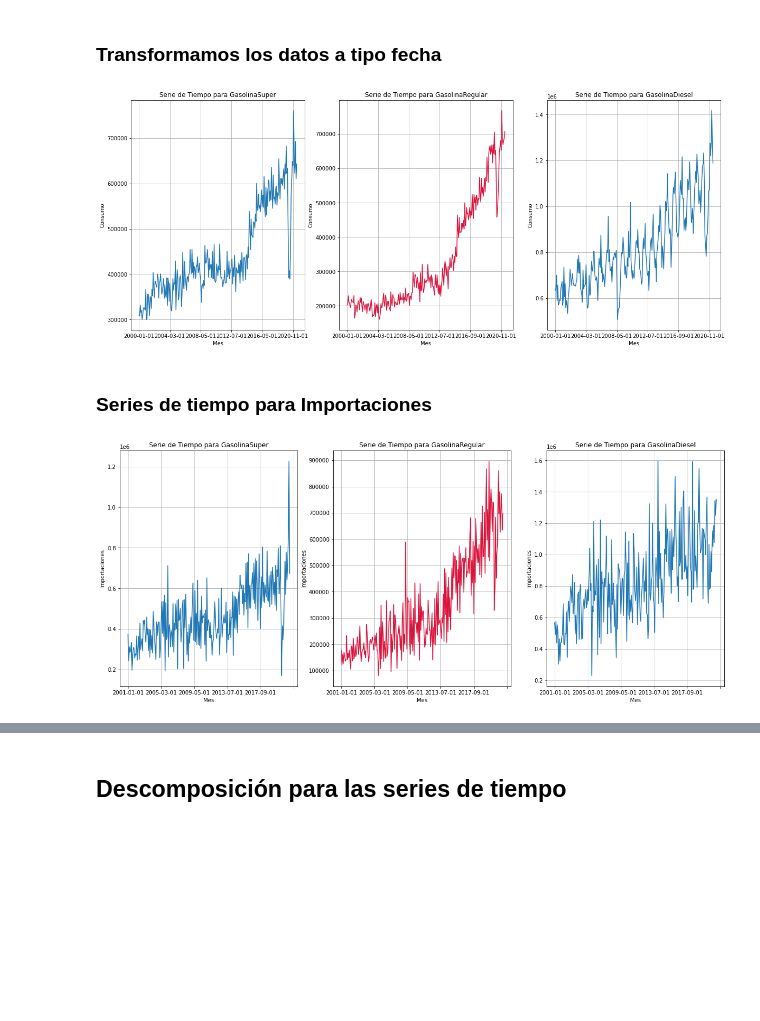
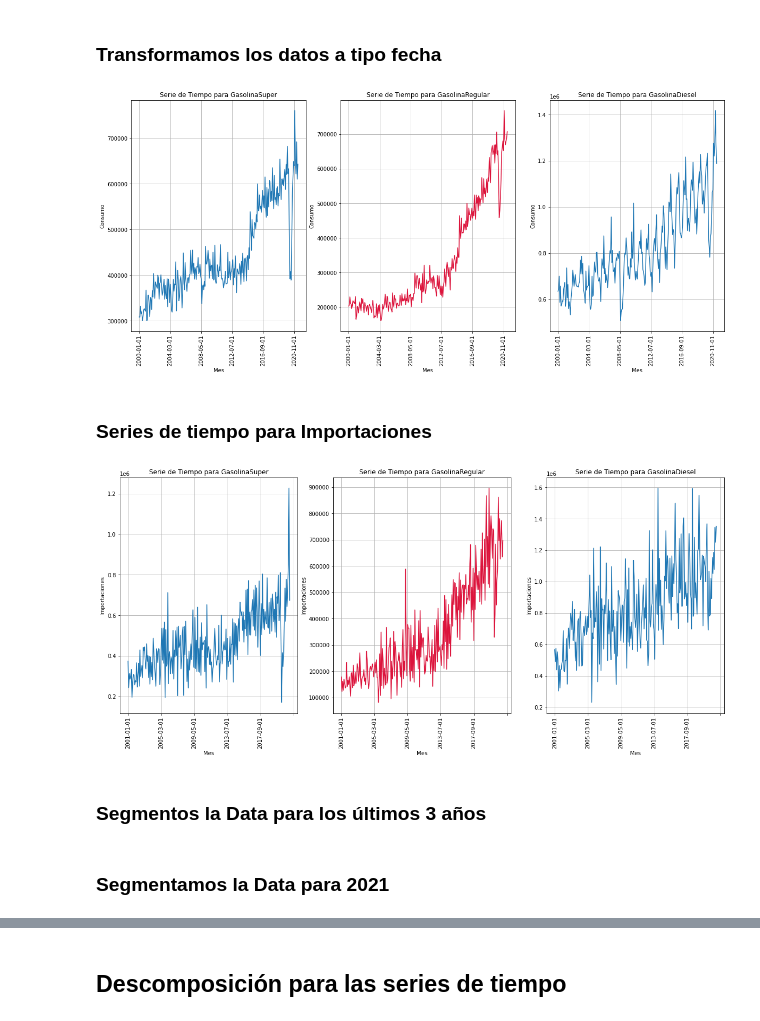
Before and after one commit to karinaValladares/cc3006-Lab-1, a Jupyter notebook: Lab2.ipynb, the cells around one changed output, grey strips where cells are left out. Drawn from its saved outputs; the diff is of its cells as text; code cells hidden in the pictures; blank space fills up the shorter version.

```diff
--- a/Lab2.ipynb
+++ b/Lab2.ipynb
@@ -422,27 +397,30 @@ data_imp.index = data_imp["Fechas"]
 # %%
 fig = plt.figure(figsize=(20,8))
 ax = fig.add_subplot(131)
 data_con["GasolinaSuper"].plot()
 plt.grid()
 plt.title("Serie de Tiempo para GasolinaSuper")
 plt.ylabel("Consumo")
 plt.xlabel("Mes")
+plt.xticks(rotation=90)
 ax = fig.add_subplot(132)
 data_con["GasolinaRegular"].plot(color = "crimson")
 plt.grid()
 plt.title("Serie de Tiempo para GasolinaRegular")
 plt.ylabel("Consumo")
 plt.xlabel("Mes")
+plt.xticks(rotation=90)
 ax = fig.add_subplot(133)
 data_con["Diesel"].plot()
 plt.grid()
 plt.title("Serie de Tiempo para GasolinaDiesel")
 plt.ylabel("Consumo")
 plt.xlabel("Mes")
+plt.xticks(rotation=90)
 plt.axis('tight')
 plt.show()
 # %% [output]
-[figure, old version]
+[figure, new version]
 # %% [markdown]
 ### Series de tiempo para Importaciones
 # %%
@@ -453,19 +431,24 @@ plt.grid()
 plt.title("Serie de Tiempo para GasolinaSuper")
 plt.ylabel("Importaciones")
 plt.xlabel("Mes")
+plt.xticks(rotation=90)
 ax = fig.add_subplot(132)
 data_imp["GasolinaRegular"].plot(color = "crimson")
 plt.grid()
 plt.title("Serie de Tiempo para GasolinaRegular")
 plt.ylabel("Importaciones")
 plt.xlabel("Mes")
+plt.xticks(rotation=90)
 ax = fig.add_subplot(133)
 data_imp["Diesel"].plot()
 plt.grid()
 plt.title("Serie de Tiempo para GasolinaDiesel")
 plt.ylabel("Importaciones")
 plt.xlabel("Mes")
+plt.xticks(rotation=90)
 plt.axis('tight')
 plt.show()
 # %% [output]
-[figure, old version]
+[figure, new version]
+# %% [markdown]
+### Segmentos la Data para los últimos 3 años
@@ -471,0 +464,2 @@ plt.show()
+# %% [markdown]
+### Segmentamos la Data para 2021
```
Also changed, not shown: parts of 92 cells of this notebook.
